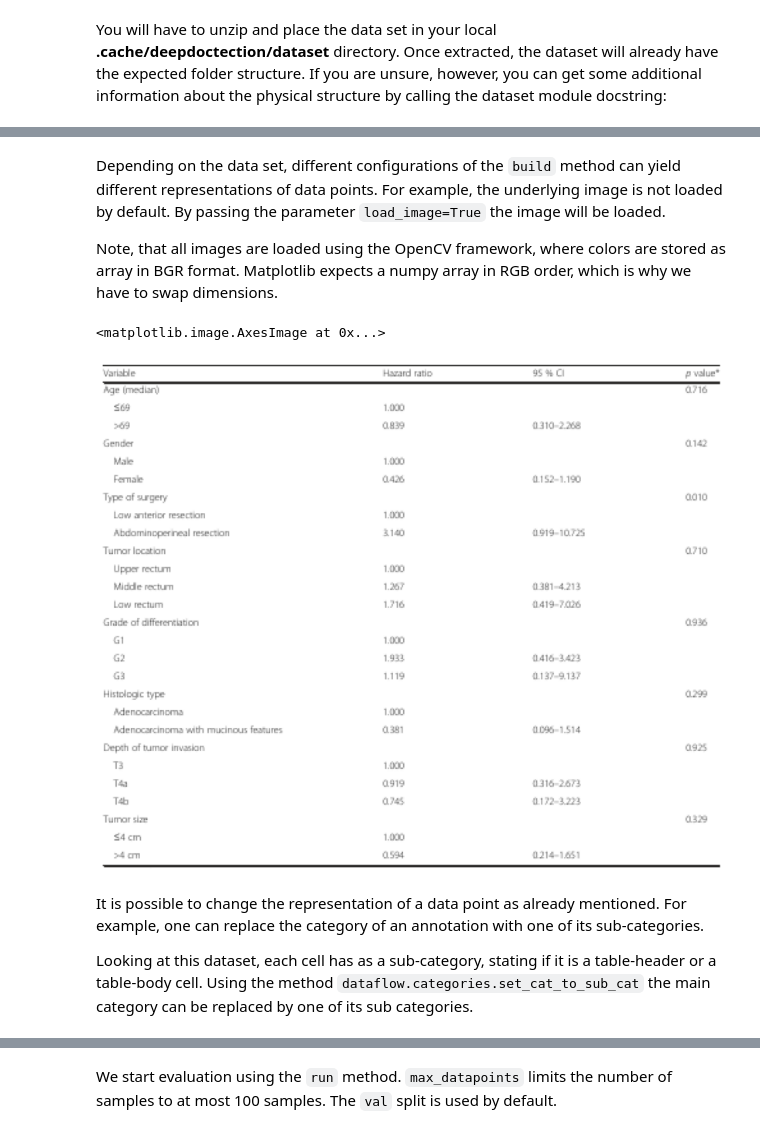
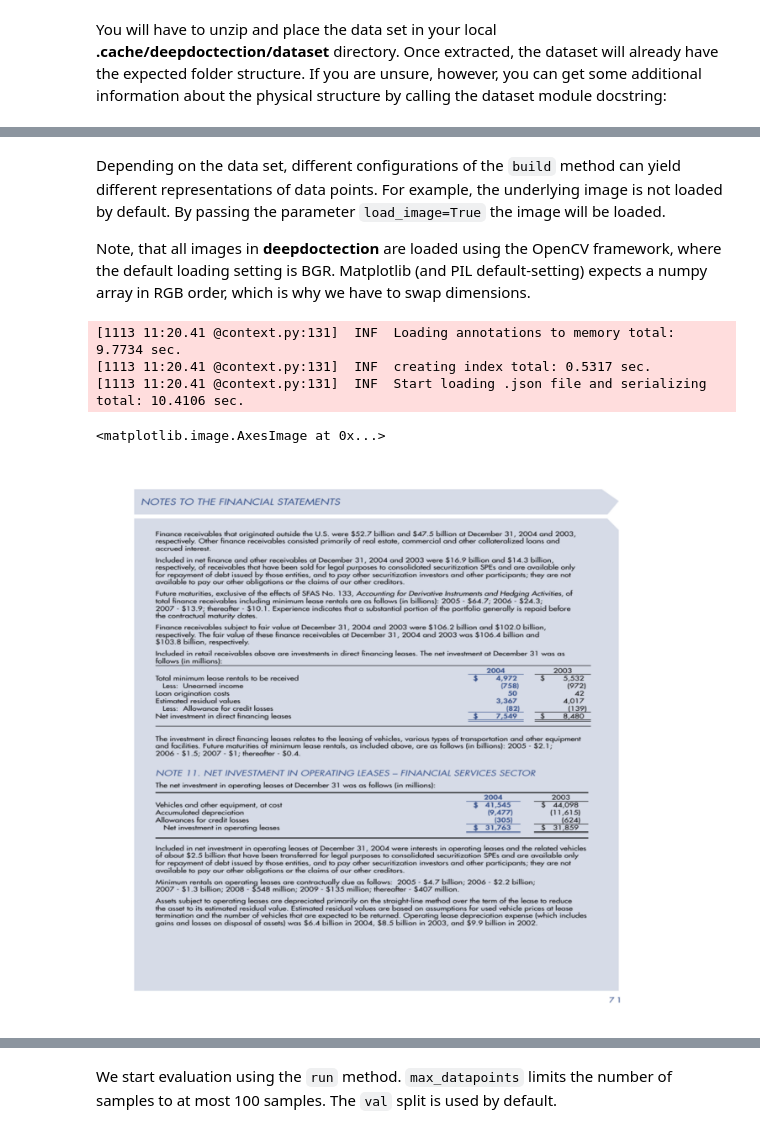
Before and after one commit to deepdoctection/deepdoctection, a Jupyter notebook: notebooks/Datasets_and_Eval.ipynb, the cells around one changed output, grey strips where cells are left out. Saved outputs shown, nothing was run; the diff lists cells and outputs as text; code cells hidden in the pictures.

```diff
--- a/notebooks/Datasets_and_Eval.ipynb
+++ b/notebooks/Datasets_and_Eval.ipynb
@@ -45,5 +19,5 @@ With `get_dataset("pubtabnet")` we can create an instance of a built-in dataset.
 # %%
-pubtabnet = dd.get_dataset("pubtabnet")
+doclaynet = dd.get_dataset("doclaynet")
 
-print(pubtabnet.dataset_info.description)
+print(doclaynet.dataset_info.description)
 # %% [output]
@@ -122,21 +92,20 @@ datapoint_dict["file_name"],datapoint_dict["location"],datapoint_dict["_image_id
 # %% [markdown]
 Depending on the data set, different configurations of the `build` method can yield different representations of data points. For example, the underlying image is not loaded by default. By passing the parameter `load_image=True` the image will be loaded.
 
-Note, that all images are loaded using the OpenCV framework, where colors are stored as array in BGR format. Matplotlib expects a numpy array in RGB order, which is why we have to swap dimensions.
+Note, that all images in **deepdoctection** are loaded using the OpenCV framework, where the default loading setting is BGR. Matplotlib (and PIL default-setting) expects a numpy array in RGB order, which is why we have to swap dimensions.
 # %%
-df = pubtabnet.dataflow.build(split="train",load_image=True)
+df = doclaynet.dataflow.build(split="train",load_image=True)
 df.reset_state()
 
 df_iter = iter(df)
 datapoint = next(df_iter)
 
 plt.figure(figsize = (15,12))
 plt.axis('off')
 plt.imshow(datapoint.image[:,:,::-1])
 # %% [output]
-<matplotlib.image.AxesImage at 0x...>
+[1113 11:20.41 @context.py:131]  INF  Loading annotations to memory total: 9.7734 sec.
+[1113 11:20.41 @context.py:131]  INF  creating index total: 0.5317 sec.
+[1113 11:20.41 @context.py:131]  INF  Start loading .json file and serializing total: 10.4106 sec.
+<matplotlib.image.AxesImage at 0x...>
-[figure, old version]
+[figure, new version]
-# %% [markdown]
-It is possible to change the representation of a data point as already mentioned. For example, one can replace the category of an annotation with one of its sub-categories.
-
-Looking at this dataset, each cell has as a sub-category, stating if it is a table-header or a table-body cell. Using the method `dataflow.categories.set_cat_to_sub_cat` the main category can be replaced by one of its sub categories.
```
Also changed, not shown: parts of 42 cells of this notebook, 9 other files.
